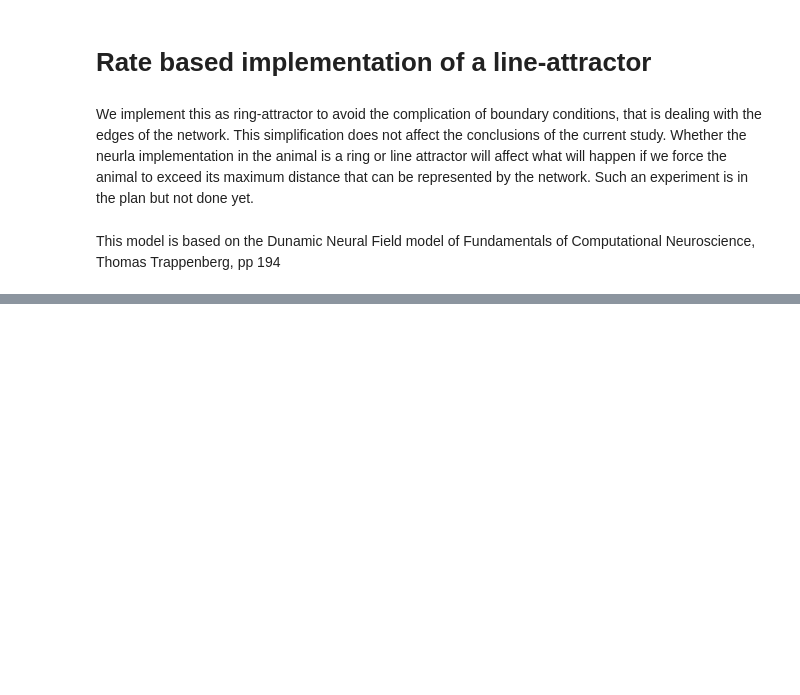
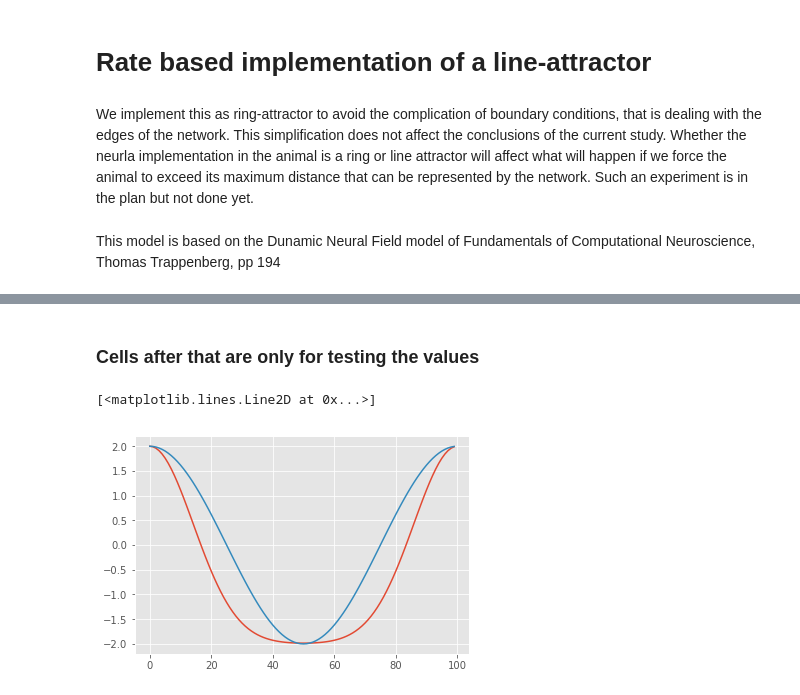
Before and after one commit to johnpi/Pisokas_Hennig_2022_Attractor_Based_Memory_old, a Jupyter notebook: line-attractor-rate-based.ipynb, the cells around one changed output, grey strips where cells are left out. Drawn from its saved outputs; the diff is of its cells as text; code cells hidden in the pictures; blank space fills up the shorter version.

Commit message:
Added alternative synaptic weights distributions

```diff
--- a/line-attractor-rate-based.ipynb
+++ b/line-attractor-rate-based.ipynb
@@ -119,0 +169,17 @@ Text(0.5,0,'Activity')
+# %% [markdown]
+### Cells after that are only for testing the values
+# %%
+# Plot the results
+fig = plt.figure()
+ax = fig.add_subplot(111)
+w = WeightMatrixGenerator.train_weight_matrix(nn, dx, sig, C)
+ax.plot(w[:,0])
+w = WeightMatrixGenerator.cosine_weight_matrix(nn, -0.2, 0.15)
+w = WeightMatrixGenerator.cosine_weight_matrix(nn, cos_bias, cos_amplitude)
+ax.plot(w[:,0])
+
+#w = WeightMatrixGenerator.wta_weight_matrix(nn, weight_positive, weight_negative)
+#ax.plot(w[:,0])
+# %% [output]
+[<matplotlib.lines.Line2D at 0x...>]
+[figure, added]
```
Also changed, not shown: parts of 5 cells of this notebook.
